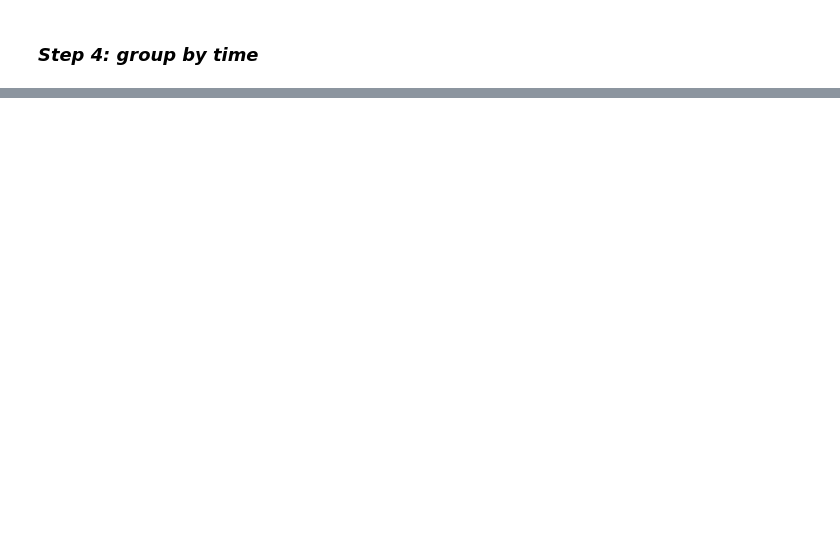
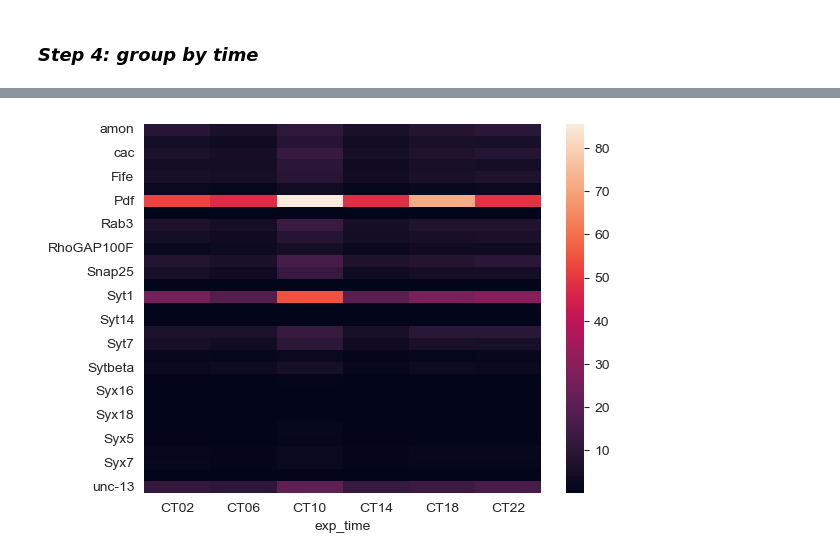
Before and after one commit to gonzagrau/circadian-drosophilia-viewer, a Jupyter notebook: groupby_time.ipynb, the cells around one changed output, grey strips where cells are left out. Drawn from its saved outputs; the diff is of its cells as text; code cells hidden in the pictures; blank space fills up the shorter version.

```diff
--- a/groupby_time.ipynb
+++ b/groupby_time.ipynb
@@ -150,2 +172,6 @@ mean_df = genexp_DD_by_time.mean().T
+# %%
+sns.heatmap(mean_df);
+# %% [output]
+[figure, added]
 # %%
 # melt and combine dataframes
```
Also changed, not shown: parts of 6 cells of this notebook, 1 other file.
